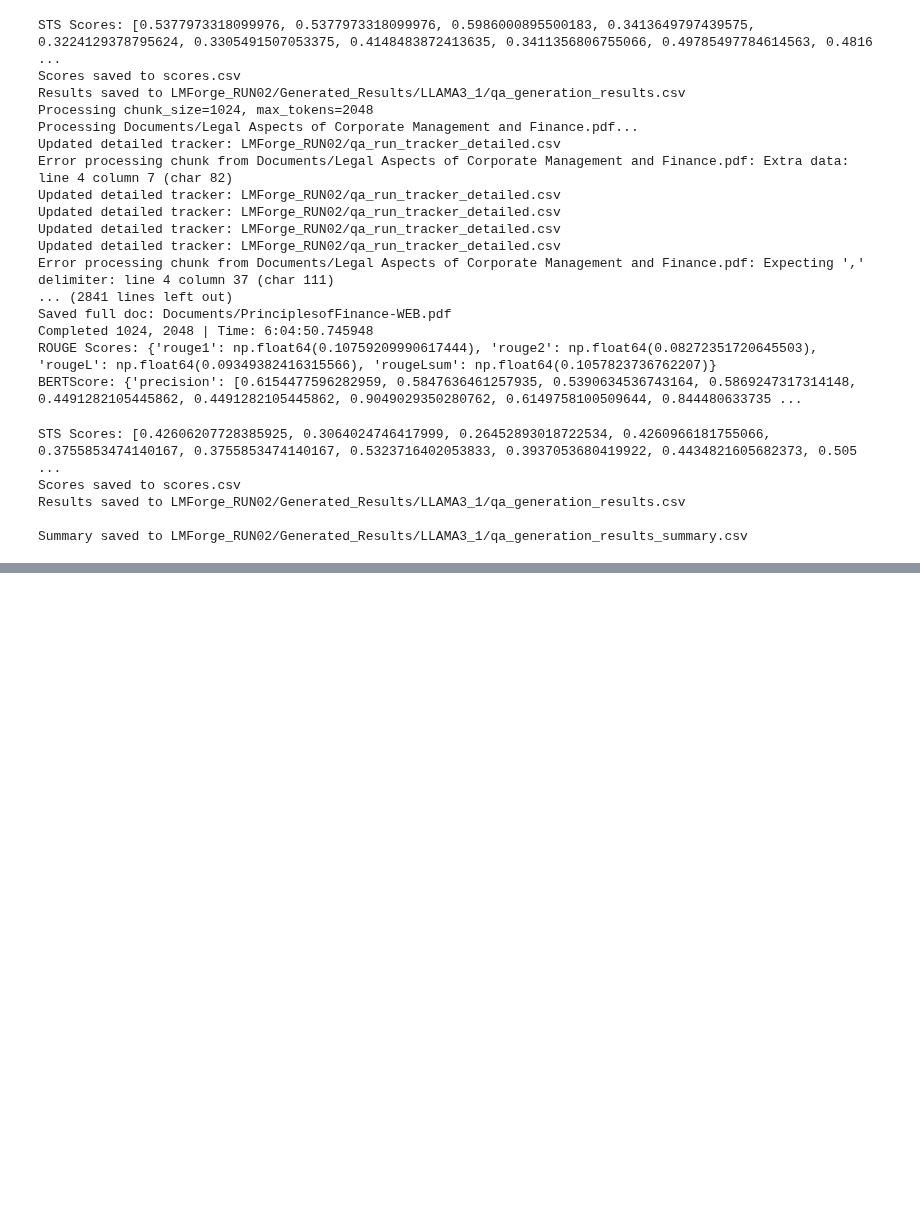
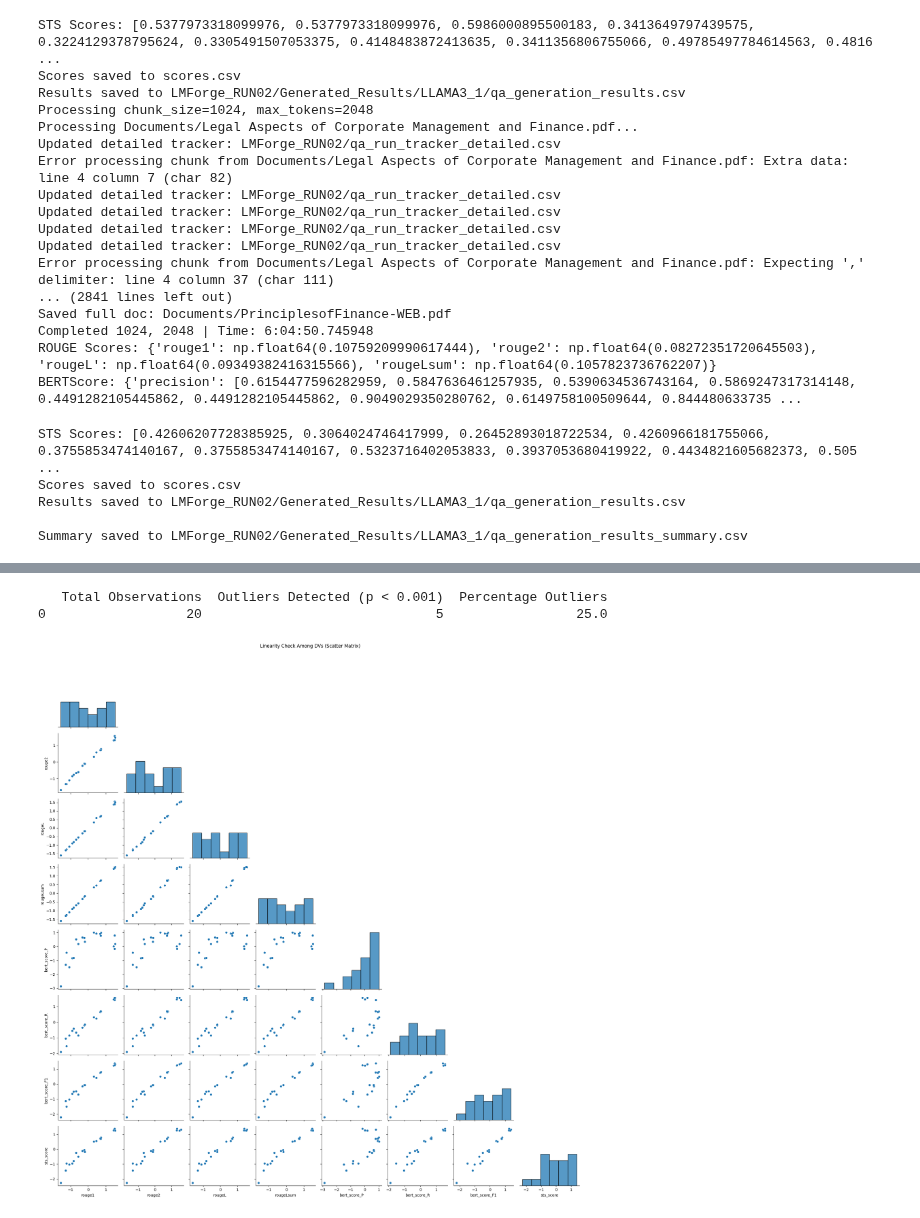
Before and after one commit to jeffreywallphd/LMForge, a Jupyter notebook: Sandbox/Cletus/LLama_Model_Testing.ipynb, the cells around one changed output, grey strips where cells are left out. Saved outputs shown, nothing was run; the diff lists cells and outputs as text; code cells hidden in the pictures; blank space fills up the shorter version.

```diff
--- a/Sandbox/Cletus/LLama_Model_Testing.ipynb
+++ b/Sandbox/Cletus/LLama_Model_Testing.ipynb
@@ -452,0 +528,33 @@ Summary saved to LMForge_RUN02/Generated_Results/LLAMA3_1/qa_generation_results_
+# %%
+from scipy.stats import chi2
+from sklearn.preprocessing import StandardScaler
+from sklearn.covariance import MinCovDet
+import numpy as np
+import matplotlib.pyplot as plt
+import scipy.stats as stats
+
+dv_columns = [
+    "rouge1", "rouge2", "rougeL", "rougeLsum",
+    "bert_score_P", "bert_score_R", "bert_score_F1",
+    "sts_score"
+]
+# Select only the dependent variables (DVs)
+X = scores_df[dv_columns].dropna()
+
+# Standardize DVs
+scaler = StandardScaler()
+X_scaled = scaler.fit_transform(X)
+
+# Compute robust Mahalanobis distances
+robust_cov = MinCovDet().fit(X_scaled)
+mahalanobis_distances = robust_cov.mahalanobis(X_scaled)
+
+# Convert to p-values assuming chi-square distribution
+p_values = 1 - chi2.cdf(mahalanobis_distances, df=X.shape[1])
+
+# Estimate what % of observations are likely normal
+normality_pass_rate = np.mean(p_values > 0.05)
+
+print(f"Normality pass rate: {normality_pass_rate:.2%}")
+# Save the updated DataFrame to CSV
+scores_df.to_csv(f"{output_base}/significance_qa_generation_results.csv", index=False)
@@ -452,0 +582,27 @@ Summary saved to LMForge_RUN02/Generated_Results/LLAMA3_1/qa_generation_results_
+# %%
+threshold = chi2.ppf(0.999, df=X_scaled.shape[1])  # 99.9% cutoff
+outlier_flags = mahalanobis_distances > threshold
+num_outliers = np.sum(outlier_flags)
+
+# summary of outlier results
+outlier_summary = pd.DataFrame([{
+    "Total Observations": len(mahalanobis_distances),
+    "Outliers Detected (p < 0.001)": num_outliers,
+    "Percentage Outliers": 100 * num_outliers / len(mahalanobis_distances)
+}])
+print(outlier_summary)
+# %% [output]
+   Total Observations  Outliers Detected (p < 0.001)  Percentage Outliers
+0                  20                              5                 25.0
+# %%
+import seaborn as sns
+# Create DataFrame for scaled data
+scaled_df = pd.DataFrame(X_scaled, columns=dv_columns)
+
+# Generate a scatter matrix (pairplot)
+sns.pairplot(scaled_df, corner=True)
+plt.suptitle("Linearity Check Among DVs (Scatter Matrix)", y=1.02)
+plt.tight_layout()
+plt.show()
+# %% [output]
+[figure, added]
```
Also changed, not shown: parts of 7 cells of this notebook, 5 other files.
